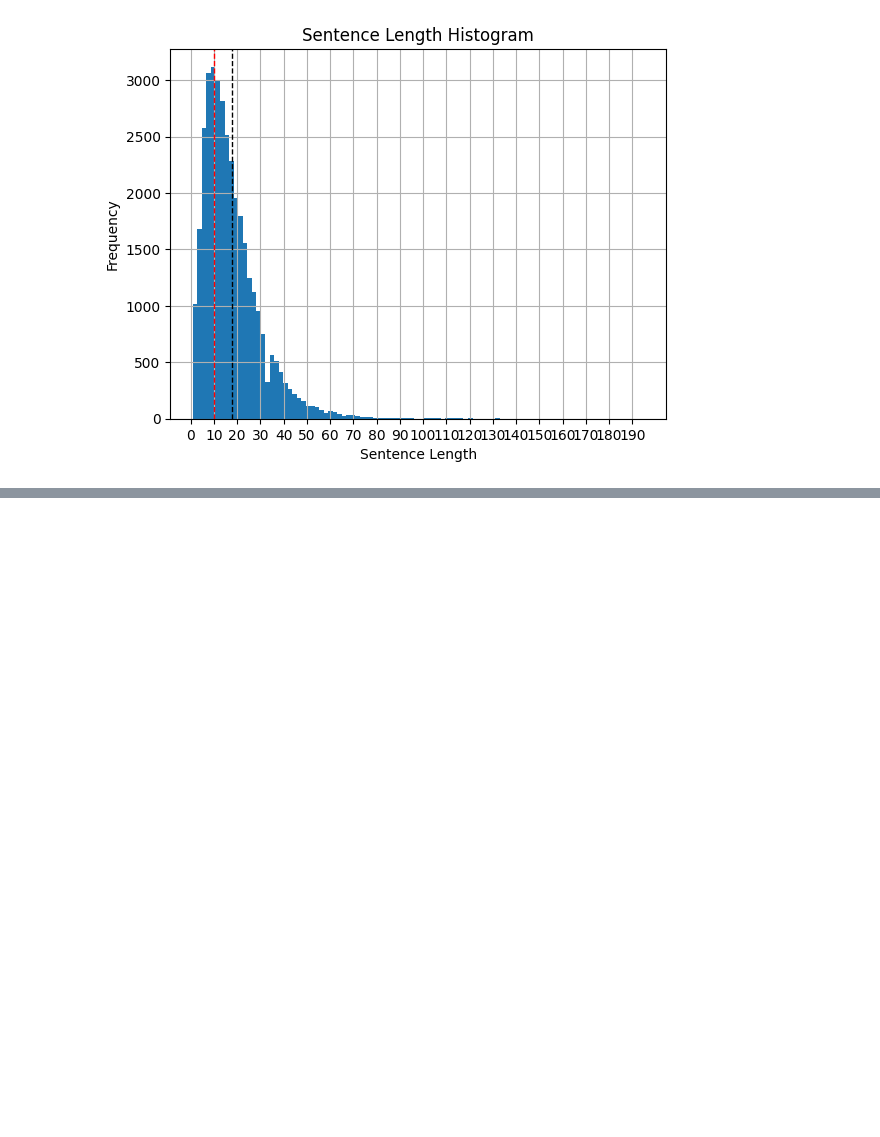
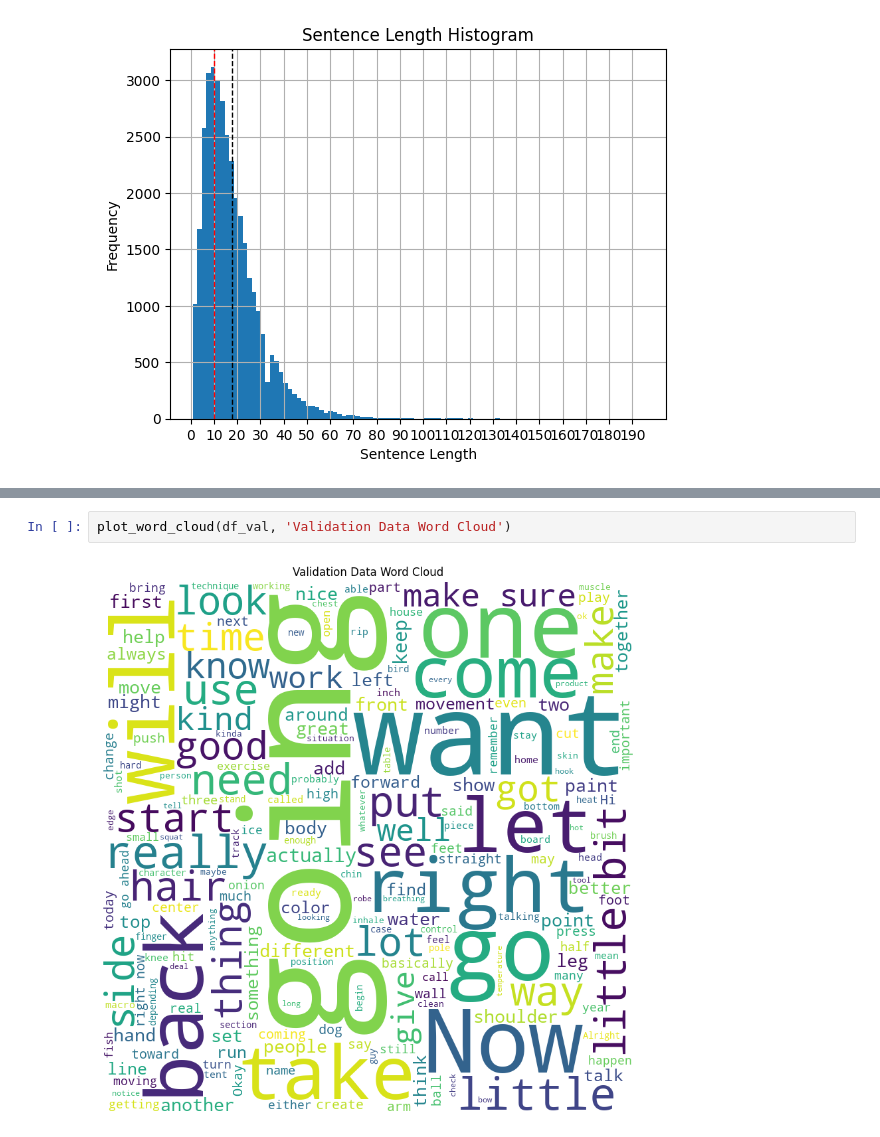
Before and after one commit to liatoutou/Code, a Jupyter notebook: How2Sign/scripts/eda.ipynb, the cells around one changed output, grey strips where cells are left out. Drawn from its saved outputs; the diff is of its cells as text; blank space fills up the shorter version.

```diff
--- a/How2Sign/scripts/eda.ipynb
+++ b/How2Sign/scripts/eda.ipynb
@@ -131,0 +150,4 @@ plot_sentence_length_histogram(df)
+# %%
+plot_word_cloud(df_val, 'Validation Data Word Cloud')
+# %% [output]
+[figure, added]
```
Also changed, not shown: parts of 3 cells of this notebook.
